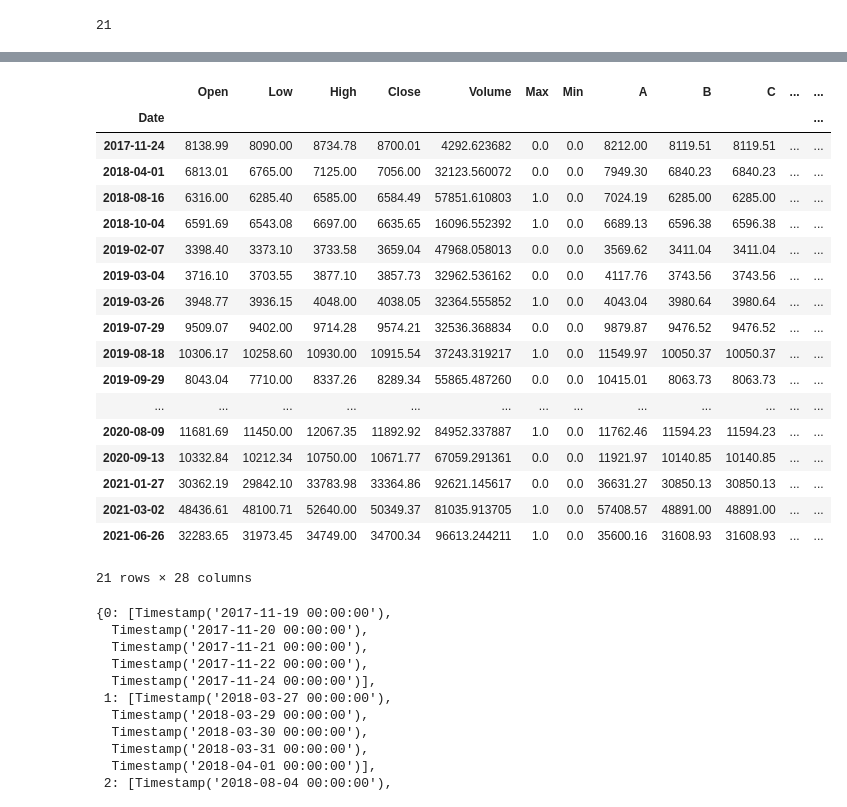
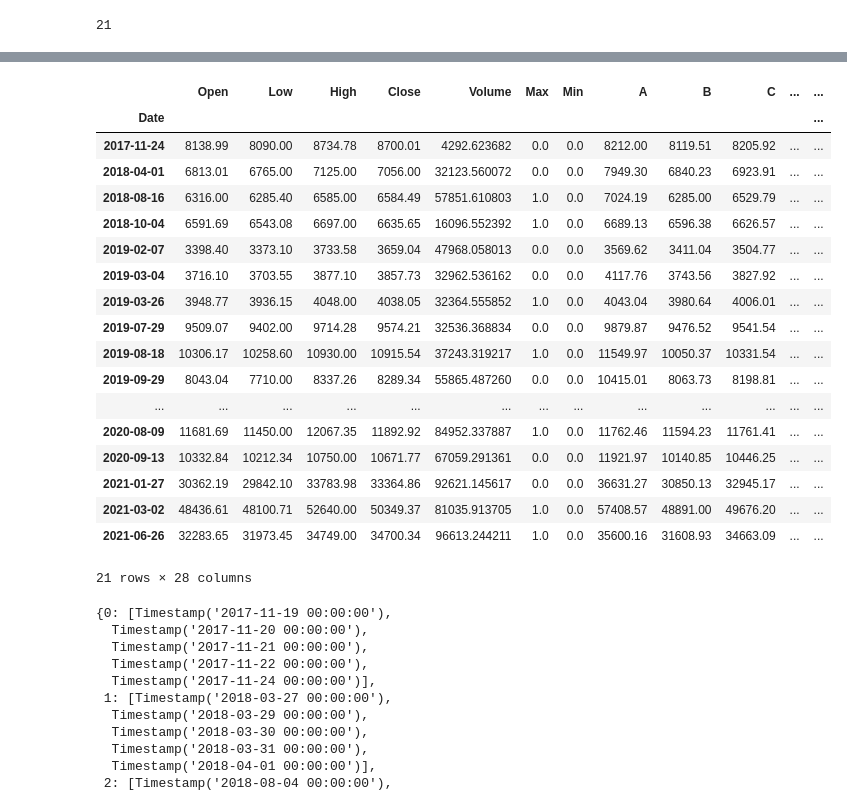
Before and after one commit to bitcoin-candlestick-ML/bitcoin-candlestick-ML-exploration, a Jupyter notebook: db_strat_idea.ipynb, the cells around one changed output, grey strips where cells are left out. Drawn from its saved outputs; the diff is of its cells as text; code cells hidden in the pictures.

```diff
--- a/db_strat_idea.ipynb
+++ b/db_strat_idea.ipynb
@@ -553,53 +500,53 @@ for k, v in occurrences.items():
     nn_2.loc[e]['AB_Days'] = ab
     nn_2.loc[e]['BC_Days'] = bc
     nn_2.loc[e]['CD_Days'] = cd
     nn_2.loc[e]['DE_Days'] = de
 
     # Set vert range value
     nn_2.loc[e]['AB_Vert'] = ab_range
     nn_2.loc[e]['BC_Vert'] = bc_range
     nn_2.loc[e]['CD_Vert'] = cd_range
     nn_2.loc[e]['DE_Vert'] = de_range
 
     # Set values of slopes
     nn_2.loc[e]['AB'] = ab_slope
     nn_2.loc[e]['BC'] = bc_slope
     nn_2.loc[e]['CD'] = cd_slope
     nn_2.loc[e]['DE'] = de_slope
     nn_2.loc[e]['EF'] = ef_range
 
     # Set values of slopes
     nn_2.loc[e]['A'] = new_df.loc[a]['Close']
     nn_2.loc[e]['B'] = new_df.loc[b]['Close']
-    nn_2.loc[e]['C'] = new_df.loc[b]['Close']
-    nn_2.loc[e]['D'] = new_df.loc[c]['Close']
-    nn_2.loc[e]['E'] = new_df.loc[d]['Close']
-    nn_2.loc[e]['F'] = new_df.loc[e]['Close']
+    nn_2.loc[e]['C'] = new_df.loc[c]['Close']
+    nn_2.loc[e]['D'] = new_df.loc[d]['Close']
+    nn_2.loc[e]['E'] = new_df.loc[e]['Close']
+    nn_2.loc[e]['F'] = new_df.loc[f]['Close']
 
     # Set leadup
     nn_2.loc[e]['Leadup'] = leadup
 
 
 nn_2
 # %% [output]
 |  | Open | Low | High | Close | Volume | Max | Min | A | B | C | ... | ... |
 | Date |  |  |  |  |  |  |  |  |  |  |  | ... |
-| 2017-11-24 | 8138.99 | 8090.00 | 8734.78 | 8700.01 | 4292.623682 | 0.0 | 0.0 | 8212.00 | 8119.51 | 8119.51 | ... | ... |
-| 2018-04-01 | 6813.01 | 6765.00 | 7125.00 | 7056.00 | 32123.560072 | 0.0 | 0.0 | 7949.30 | 6840.23 | 6840.23 | ... | ... |
-| 2018-08-16 | 6316.00 | 6285.40 | 6585.00 | 6584.49 | 57851.610803 | 1.0 | 0.0 | 7024.19 | 6285.00 | 6285.00 | ... | ... |
-| 2018-10-04 | 6591.69 | 6543.08 | 6697.00 | 6635.65 | 16096.552392 | 1.0 | 0.0 | 6689.13 | 6596.38 | 6596.38 | ... | ... |
-| 2019-02-07 | 3398.40 | 3373.10 | 3733.58 | 3659.04 | 47968.058013 | 0.0 | 0.0 | 3569.62 | 3411.04 | 3411.04 | ... | ... |
-| 2019-03-04 | 3716.10 | 3703.55 | 3877.10 | 3857.73 | 32962.536162 | 0.0 | 0.0 | 4117.76 | 3743.56 | 3743.56 | ... | ... |
-| 2019-03-26 | 3948.77 | 3936.15 | 4048.00 | 4038.05 | 32364.555852 | 1.0 | 0.0 | 4043.04 | 3980.64 | 3980.64 | ... | ... |
-| 2019-07-29 | 9509.07 | 9402.00 | 9714.28 | 9574.21 | 32536.368834 | 0.0 | 0.0 | 9879.87 | 9476.52 | 9476.52 | ... | ... |
-| 2019-08-18 | 10306.17 | 10258.60 | 10930.00 | 10915.54 | 37243.319217 | 1.0 | 0.0 | 11549.97 | 10050.37 | 10050.37 | ... | ... |
-| 2019-09-29 | 8043.04 | 7710.00 | 8337.26 | 8289.34 | 55865.487260 | 0.0 | 0.0 | 10415.01 | 8063.73 | 8063.73 | ... | ... |
+| 2017-11-24 | 8138.99 | 8090.00 | 8734.78 | 8700.01 | 4292.623682 | 0.0 | 0.0 | 8212.00 | 8119.51 | 8205.92 | ... | ... |
+| 2018-04-01 | 6813.01 | 6765.00 | 7125.00 | 7056.00 | 32123.560072 | 0.0 | 0.0 | 7949.30 | 6840.23 | 6923.91 | ... | ... |
+| 2018-08-16 | 6316.00 | 6285.40 | 6585.00 | 6584.49 | 57851.610803 | 1.0 | 0.0 | 7024.19 | 6285.00 | 6529.79 | ... | ... |
+| 2018-10-04 | 6591.69 | 6543.08 | 6697.00 | 6635.65 | 16096.552392 | 1.0 | 0.0 | 6689.13 | 6596.38 | 6626.57 | ... | ... |
+| 2019-02-07 | 3398.40 | 3373.10 | 3733.58 | 3659.04 | 47968.058013 | 0.0 | 0.0 | 3569.62 | 3411.04 | 3504.77 | ... | ... |
+| 2019-03-04 | 3716.10 | 3703.55 | 3877.10 | 3857.73 | 32962.536162 | 0.0 | 0.0 | 4117.76 | 3743.56 | 3827.92 | ... | ... |
+| 2019-03-26 | 3948.77 | 3936.15 | 4048.00 | 4038.05 | 32364.555852 | 1.0 | 0.0 | 4043.04 | 3980.64 | 4006.01 | ... | ... |
+| 2019-07-29 | 9509.07 | 9402.00 | 9714.28 | 9574.21 | 32536.368834 | 0.0 | 0.0 | 9879.87 | 9476.52 | 9541.54 | ... | ... |
+| 2019-08-18 | 10306.17 | 10258.60 | 10930.00 | 10915.54 | 37243.319217 | 1.0 | 0.0 | 11549.97 | 10050.37 | 10331.54 | ... | ... |
+| 2019-09-29 | 8043.04 | 7710.00 | 8337.26 | 8289.34 | 55865.487260 | 0.0 | 0.0 | 10415.01 | 8063.73 | 8198.81 | ... | ... |
 | ... | ... | ... | ... | ... | ... | ... | ... | ... | ... | ... | ... | ... |
-| 2020-08-09 | 11681.69 | 11450.00 | 12067.35 | 11892.92 | 84952.337887 | 1.0 | 0.0 | 11762.46 | 11594.23 | 11594.23 | ... | ... |
-| 2020-09-13 | 10332.84 | 10212.34 | 10750.00 | 10671.77 | 67059.291361 | 0.0 | 0.0 | 11921.97 | 10140.85 | 10140.85 | ... | ... |
-| 2021-01-27 | 30362.19 | 29842.10 | 33783.98 | 33364.86 | 92621.145617 | 0.0 | 0.0 | 36631.27 | 30850.13 | 30850.13 | ... | ... |
-| 2021-03-02 | 48436.61 | 48100.71 | 52640.00 | 50349.37 | 81035.913705 | 1.0 | 0.0 | 57408.57 | 48891.00 | 48891.00 | ... | ... |
-| 2021-06-26 | 32283.65 | 31973.45 | 34749.00 | 34700.34 | 96613.244211 | 1.0 | 0.0 | 35600.16 | 31608.93 | 31608.93 | ... | ... |
+| 2020-08-09 | 11681.69 | 11450.00 | 12067.35 | 11892.92 | 84952.337887 | 1.0 | 0.0 | 11762.46 | 11594.23 | 11761.41 | ... | ... |
+| 2020-09-13 | 10332.84 | 10212.34 | 10750.00 | 10671.77 | 67059.291361 | 0.0 | 0.0 | 11921.97 | 10140.85 | 10446.25 | ... | ... |
+| 2021-01-27 | 30362.19 | 29842.10 | 33783.98 | 33364.86 | 92621.145617 | 0.0 | 0.0 | 36631.27 | 30850.13 | 32945.17 | ... | ... |
+| 2021-03-02 | 48436.61 | 48100.71 | 52640.00 | 50349.37 | 81035.913705 | 1.0 | 0.0 | 57408.57 | 48891.00 | 49676.20 | ... | ... |
+| 2021-06-26 | 32283.65 | 31973.45 | 34749.00 | 34700.34 | 96613.244211 | 1.0 | 0.0 | 35600.16 | 31608.93 | 34663.09 | ... | ... |
 21 rows × 28 columns
 # %%
 nn_2.to_csv(Path('./Resources/21_features.csv'))
```
Also changed, not shown: parts of 3 cells of this notebook, 1 other file.
